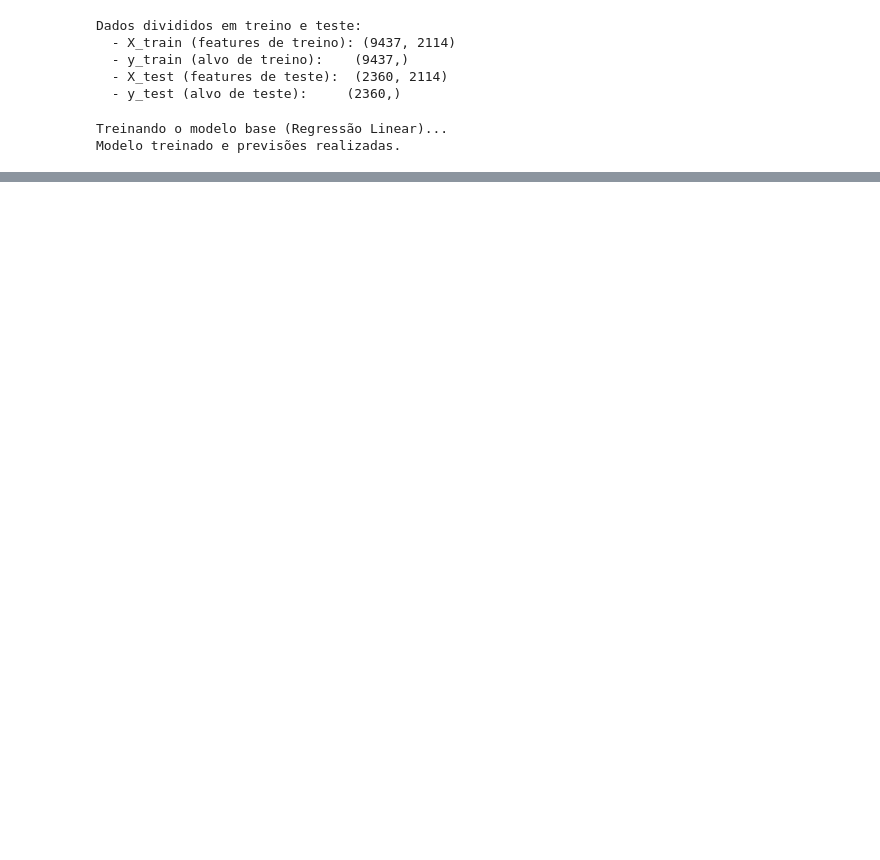
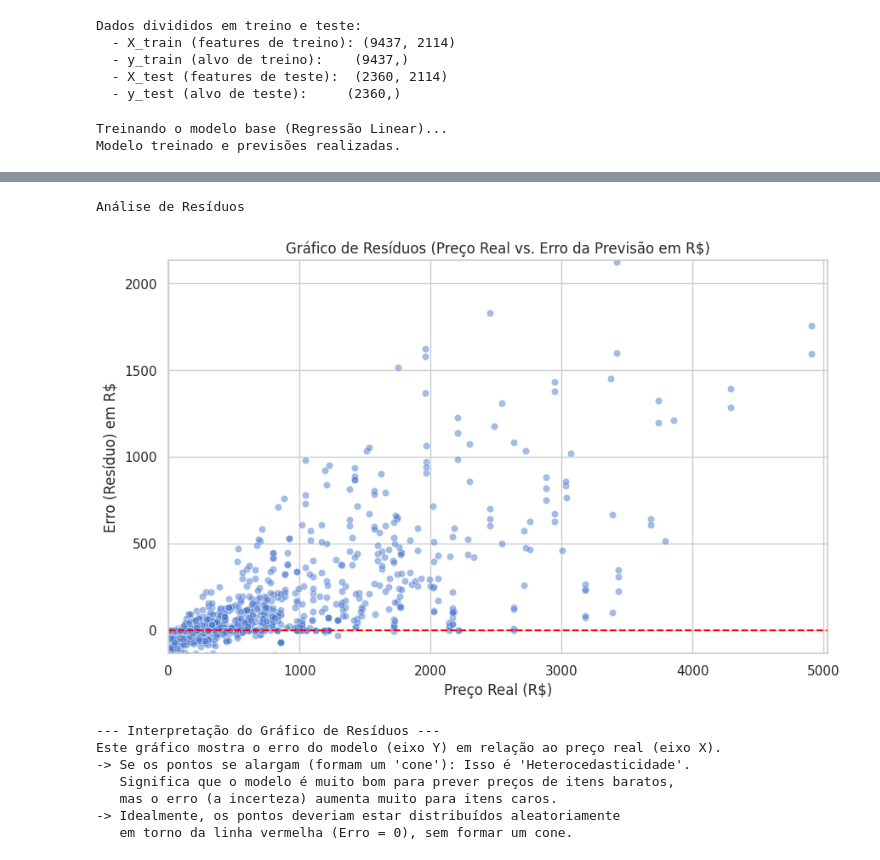
Before and after one commit to MateusBrunozi/PricePredictionPcComponentsEDA, a Jupyter notebook: PrediçãoDePreçoDeComponentesEDA.ipynb, the cells around one changed output, grey strips where cells are left out. Cells and saved outputs as stored; diff of their text form; code cells hidden in the pictures; blank space fills up the shorter version.

```diff
--- a/PrediçãoDePreçoDeComponentesEDA.ipynb
+++ b/PrediçãoDePreçoDeComponentesEDA.ipynb
@@ -515,0 +685,52 @@ print(f"""
+# %%
+# ======================================================
+# 15. Análise de Resíduos do Modelo Otimizado
+# ======================================================
+
+print("Análise de Resíduos")
+
+# 1. Pegar o melhor modelo que o RandomizedSearch encontrou
+best_model = rf_random_search.best_estimator_
+
+# 2. Fazer previsões no conjunto de TESTE (X_test)
+y_pred_brl_log_tuned = best_model.predict(X_test)
+
+# 3. Reverter tudo para a escala original (BRL) para interpretar
+y_test_brl = np.expm1(y_test)
+y_pred_brl_tuned = np.expm1(y_pred_brl_log_tuned)
+
+# 4. Calcular os resíduos (o erro em R$)
+residuos_brl = y_test_brl - y_pred_brl_tuned
+
+# 5. Criar o Gráfico de Resíduos
+plt.figure(figsize=(10, 6))
+sns.scatterplot(x=y_test_brl, y=residuos_brl, alpha=0.5)
+
+plt.axhline(y=0, color='red', linestyle='--')
+
+plt.xlim(0, np.percentile(y_test_brl, 99))
+plt.ylim(np.percentile(residuos_brl, 1), np.percentile(residuos_brl, 99))
+
+plt.title('Gráfico de Resíduos (Preço Real vs. Erro da Previsão em R$)')
+plt.xlabel('Preço Real (R$)')
+plt.ylabel('Erro (Resíduo) em R$')
+plt.grid(True)
+plt.show()
+
+print("\n--- Interpretação do Gráfico de Resíduos ---")
+print("Este gráfico mostra o erro do modelo (eixo Y) em relação ao preço real (eixo X).")
+print("-> Se os pontos se alargam (formam um 'cone'): Isso é 'Heterocedasticidade'.")
+print("   Significa que o modelo é muito bom para prever preços de itens baratos,")
+print("   mas o erro (a incerteza) aumenta muito para itens caros.")
+print("-> Idealmente, os pontos deveriam estar distribuídos aleatoriamente")
+print("   em torno da linha vermelha (Erro = 0), sem formar um cone.")
+# %% [output]
+Análise de Resíduos
+[figure, added]
+--- Interpretação do Gráfico de Resíduos ---
+Este gráfico mostra o erro do modelo (eixo Y) em relação ao preço real (eixo X).
+-> Se os pontos se alargam (formam um 'cone'): Isso é 'Heterocedasticidade'.
+   Significa que o modelo é muito bom para prever preços de itens baratos,
+   mas o erro (a incerteza) aumenta muito para itens caros.
+-> Idealmente, os pontos deveriam estar distribuídos aleatoriamente
+   em torno da linha vermelha (Erro = 0), sem formar um cone.
```
Also changed, not shown: parts of 14 cells of this notebook.
